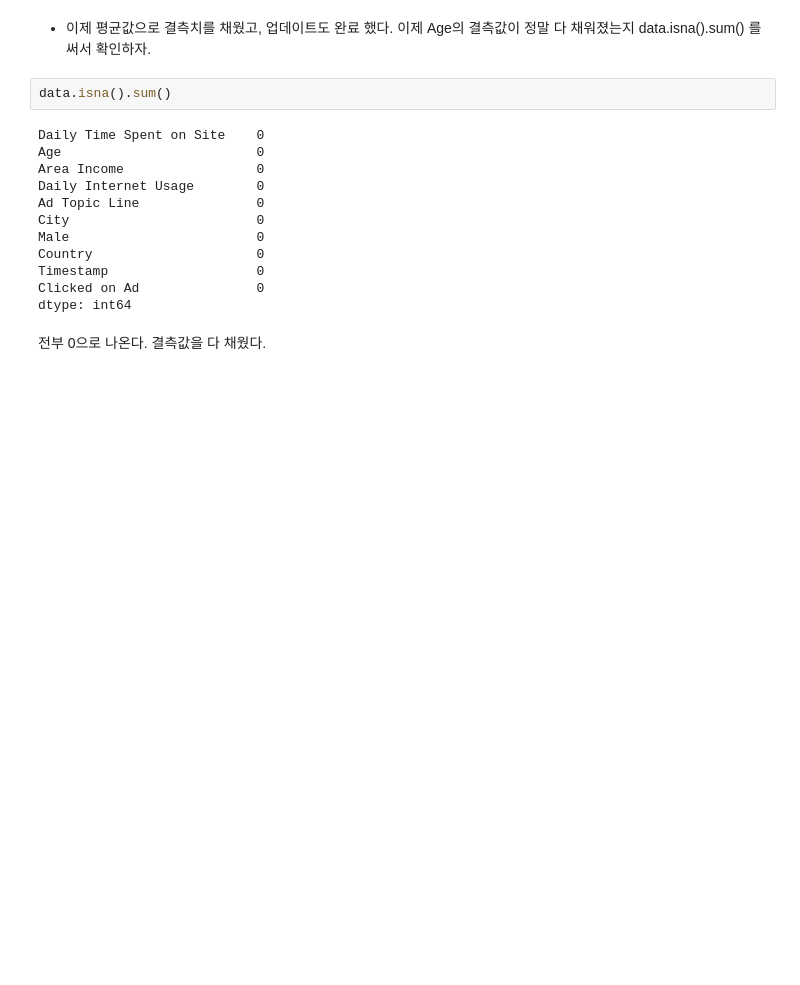
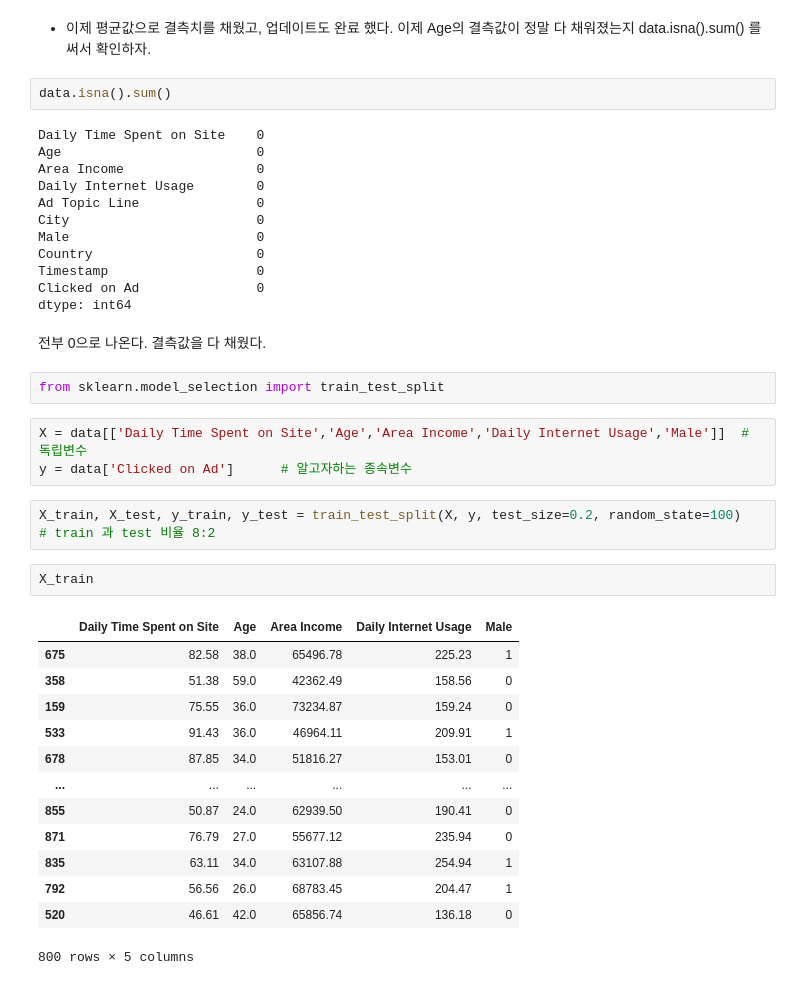
Before and after one commit to goldang01/E-Commerce, a Jupyter notebook: Chapter03.Logistic Regression.ipynb, the cells around one changed output. Drawn from its saved outputs; the diff is of its cells as text; blank space fills up the shorter version.

```diff
--- a/Chapter03.ipynb
+++ b/Chapter03.Logistic Regression.ipynb
@@ -442,3 +442,26 @@ Clicked on Ad               0
 dtype: int64
 # %% [markdown]
 전부 0으로 나온다. 결측값을 다 채웠다.
+# %%
+from sklearn.model_selection import train_test_split
+# %%
+X = data[['Daily Time Spent on Site','Age','Area Income','Daily Internet Usage','Male']]  # 독립변수
+y = data['Clicked on Ad']      # 알고자하는 종속변수
+# %%
+X_train, X_test, y_train, y_test = train_test_split(X, y, test_size=0.2, random_state=100)   # train 과 test 비율 8:2
+# %%
+X_train
+# %% [output]
+|  | Daily Time Spent on Site | Age | Area Income | Daily Internet Usage | Male |
+| 675 | 82.58 | 38.0 | 65496.78 | 225.23 | 1 |
+| 358 | 51.38 | 59.0 | 42362.49 | 158.56 | 0 |
+| 159 | 75.55 | 36.0 | 73234.87 | 159.24 | 0 |
+| 533 | 91.43 | 36.0 | 46964.11 | 209.91 | 1 |
+| 678 | 87.85 | 34.0 | 51816.27 | 153.01 | 0 |
+| ... | ... | ... | ... | ... | ... |
+| 855 | 50.87 | 24.0 | 62939.50 | 190.41 | 0 |
+| 871 | 76.79 | 27.0 | 55677.12 | 235.94 | 0 |
+| 835 | 63.11 | 34.0 | 63107.88 | 254.94 | 1 |
+| 792 | 56.56 | 26.0 | 68783.45 | 204.47 | 1 |
+| 520 | 46.61 | 42.0 | 65856.74 | 136.18 | 0 |
+800 rows × 5 columns
```
Also changed, not shown: parts of 25 cells of this notebook.
